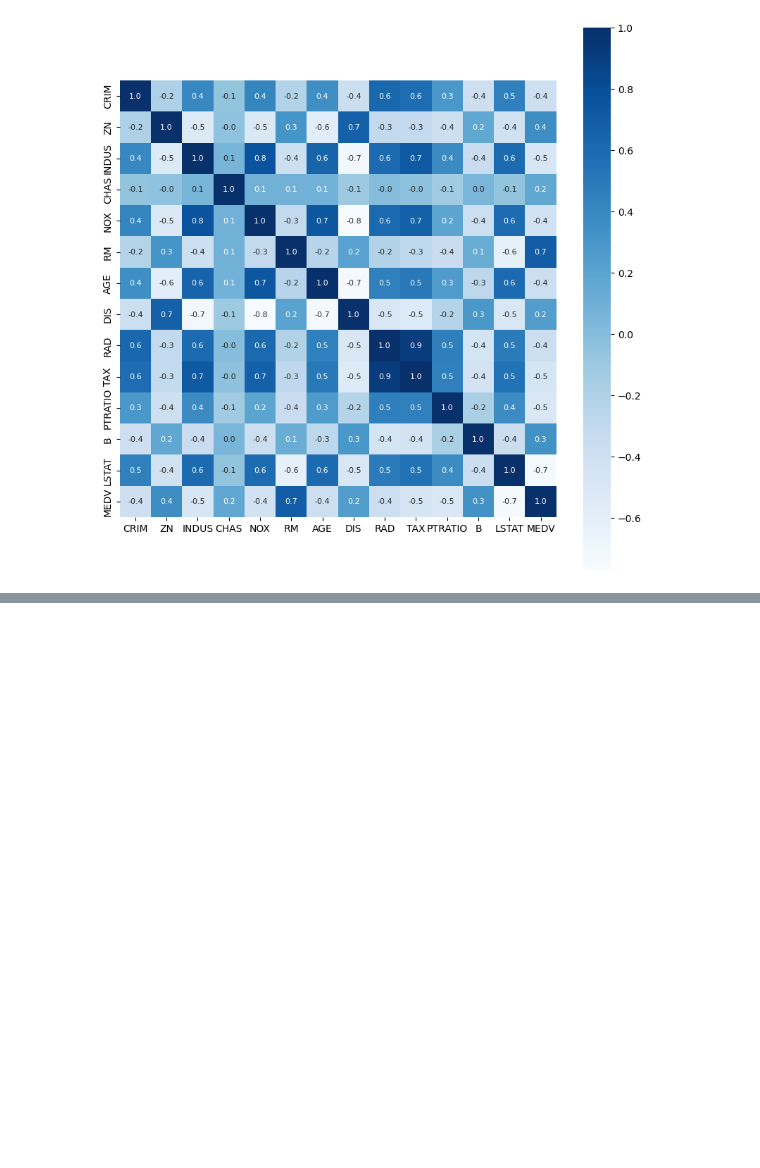
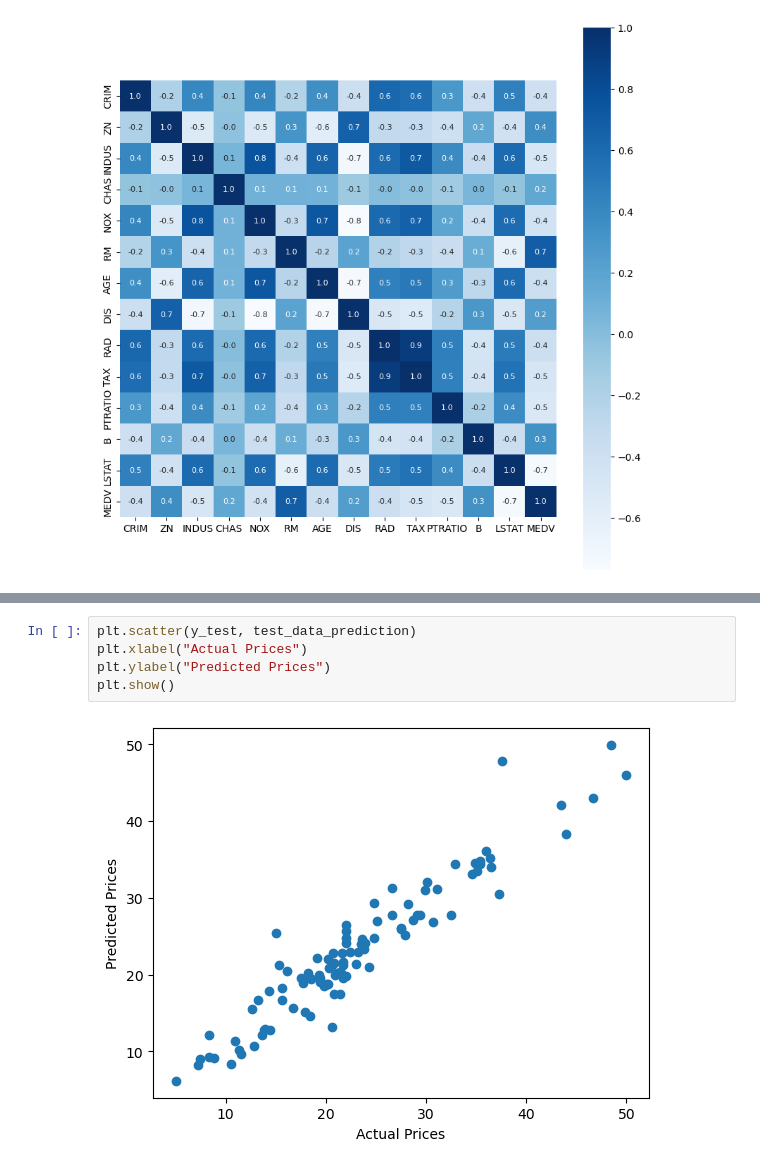
Before and after one commit to apurbaaaa/MLProjects, a Jupyter notebook: Boston House Price/boston.ipynb, the cells around one changed output, grey strips where cells are left out. Cells and saved outputs as stored; diff of their text form; blank space fills up the shorter version.

```diff
--- a/Boston House Price/boston.ipynb
+++ b/Boston House Price/boston.ipynb
@@ -92,0 +190,7 @@ sns.heatmap(correlation, cbar=True, square = True, fmt='.1f', annot=True, annot_
+# %%
+plt.scatter(y_test, test_data_prediction)
+plt.xlabel("Actual Prices")
+plt.ylabel("Predicted Prices")
+plt.show()
+# %% [output]
+[figure, added]
```
Also changed, not shown: parts of 22 cells of this notebook.
